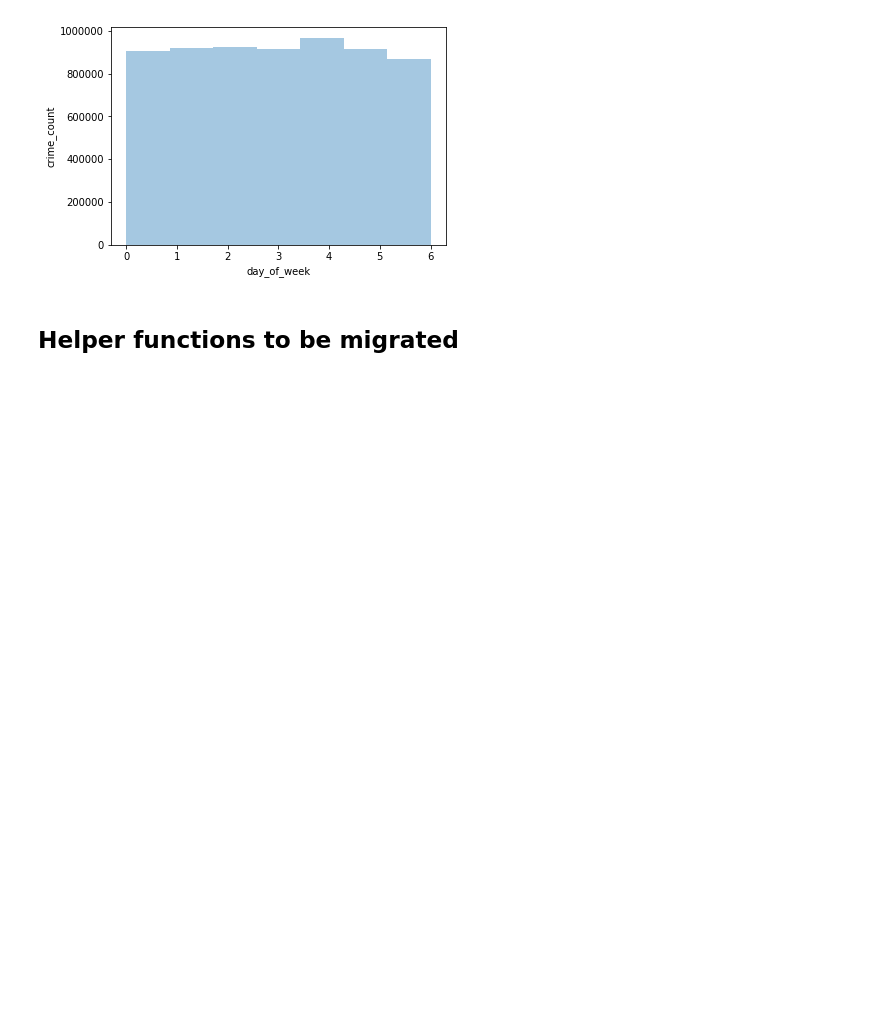
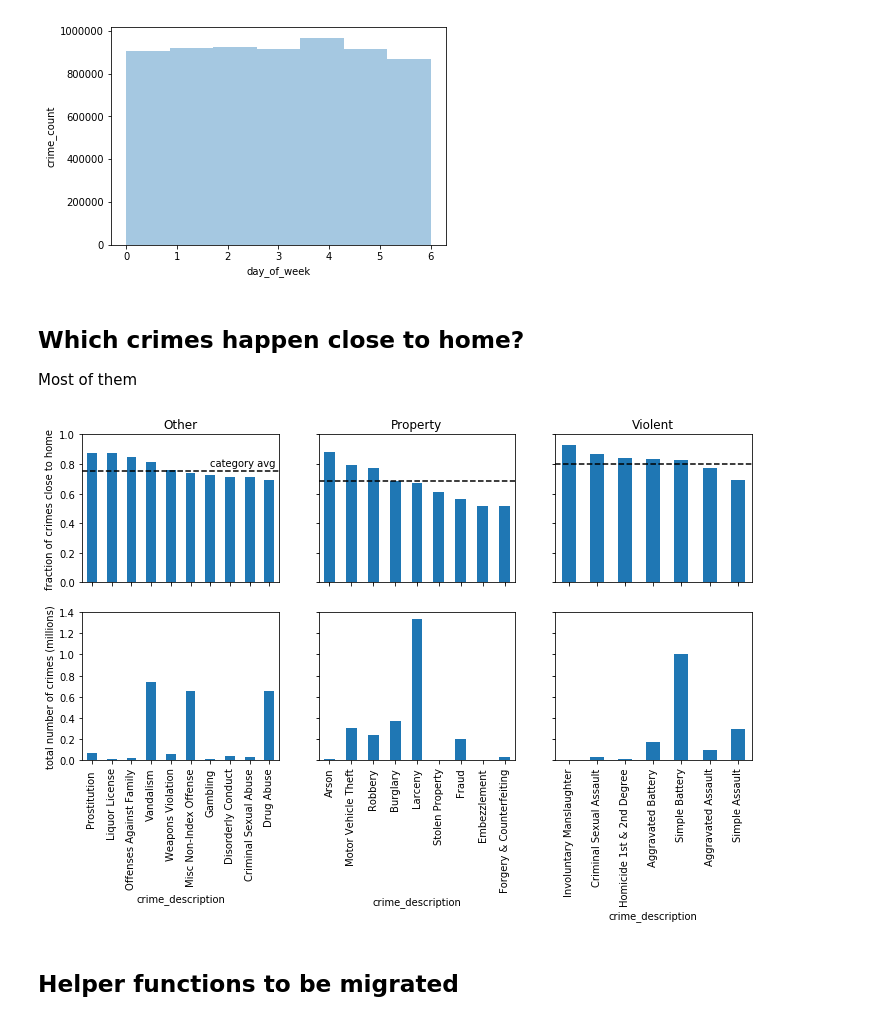
Before and after one commit to wakkadojo/chicago_crime, a Jupyter notebook: Exploratory_Crime_Aggregations.ipynb, the cells around one changed output. Saved outputs shown, nothing was run; the diff lists cells and outputs as text; code cells hidden in the pictures; blank space fills up the shorter version.

```diff
--- a/Exploratory_Crime_Aggregations.ipynb
+++ b/Exploratory_Crime_Aggregations.ipynb
@@ -14,6 +15,10 @@ crimes['month'] = crimes['date'].dt.to_period('M')
 crimes['hr_of_day'] = crimes['date'].dt.hour
 # %%
 crimes['day_of_week'] = crimes['date'].dt.weekday
+# %%
+crimes['is_on_business_hour'] = (8 < crimes['hr_of_day']) & (crimes['hr_of_day'] < 17) & (crimes['day_of_week'] < 5)
+# %%
+crimes['is_local_to_home'] = ~crimes['is_on_business_hour'] | crimes['domestic'] | (crimes['location'] == 'RESIDENCE')
 # %%
 crimes.head()
 # %% [output]
@@ -31,6 +41,48 @@ plt.show()
 # %% [output]
 [figure]
 [figure]
+# %% [markdown]
+## Which crimes happen close to home?
+
+Most of them
+# %%
+prep_local_crimes_coarse =\
+    crimes.groupby(['crime_type'])['is_local_to_home'].agg(['sum', 'count'])
+prep_local_crimes = \
+    crimes.groupby(['crime_type', 'crime_description'])['is_local_to_home'].agg(['sum', 'count'])
+# %%
+local_crimes_coarse = pd.DataFrame(
+    {'pct_local_to_home' : prep_local_crimes_coarse['sum'] / prep_local_crimes_coarse['count'],
+     'crime_count' : prep_local_crimes_coarse['count']}
+).sort_values('pct_local_to_home', ascending = False)
+local_crimes = pd.DataFrame(
+    {'pct_local_to_home' : prep_local_crimes['sum'] / prep_local_crimes['count'],
+     'crime_count' : prep_local_crimes['count']}
+).sort_values('pct_local_to_home', ascending = False)
+# %%
+coarse_levels = local_crimes.index.levels[0]
+
+fig, axes = plt.subplots(2, len(coarse_levels), figsize = (12, 6))
+
+axes[0][0].set_ylabel('fraction of crimes close to home')
+axes[1][0].set_ylabel('total number of crimes (millions)')
+
+for i in range(len(coarse_levels)):
+    crime_type = coarse_levels[i]
+    crimes_to_consider = local_crimes[[ idx[0] == crime_type  for idx in local_crimes.index.values ] ]
+    crimes_to_consider = crimes_to_consider.reset_index().set_index('crime_description')
+    crimes_to_consider = crimes_to_consider.rename(columns = { 'sum' : 'crime_count' })
+    axes[0][i].set_title(crime_type)
+    category_avg = local_crimes_coarse['pct_local_to_home'][local_crimes_coarse.index == crime_type][0]
+    axes[0][i].axhline(y = category_avg, linestyle = 'dashed', color = 'k')
+    if i == 0:
+        axes[0][i].text(6, category_avg + 0.03, 'category avg')
+    crimes_to_consider['pct_local_to_home'].plot(kind = 'bar', ax = axes[0][i], sharex = True, sharey = True, ylim = (0, 1))
+    (crimes_to_consider['crime_count']/1e6).plot(kind = 'bar', ax = axes[1][i], sharex = True, sharey = True, ylim = (0, 1.4))
+
+plt.show()
+# %% [output]
+[figure, added]
 # %% [markdown]
 ## Helper functions to be migrated
 # %%
```
Also changed, not shown: parts of 3 cells of this notebook, 5 other files.
